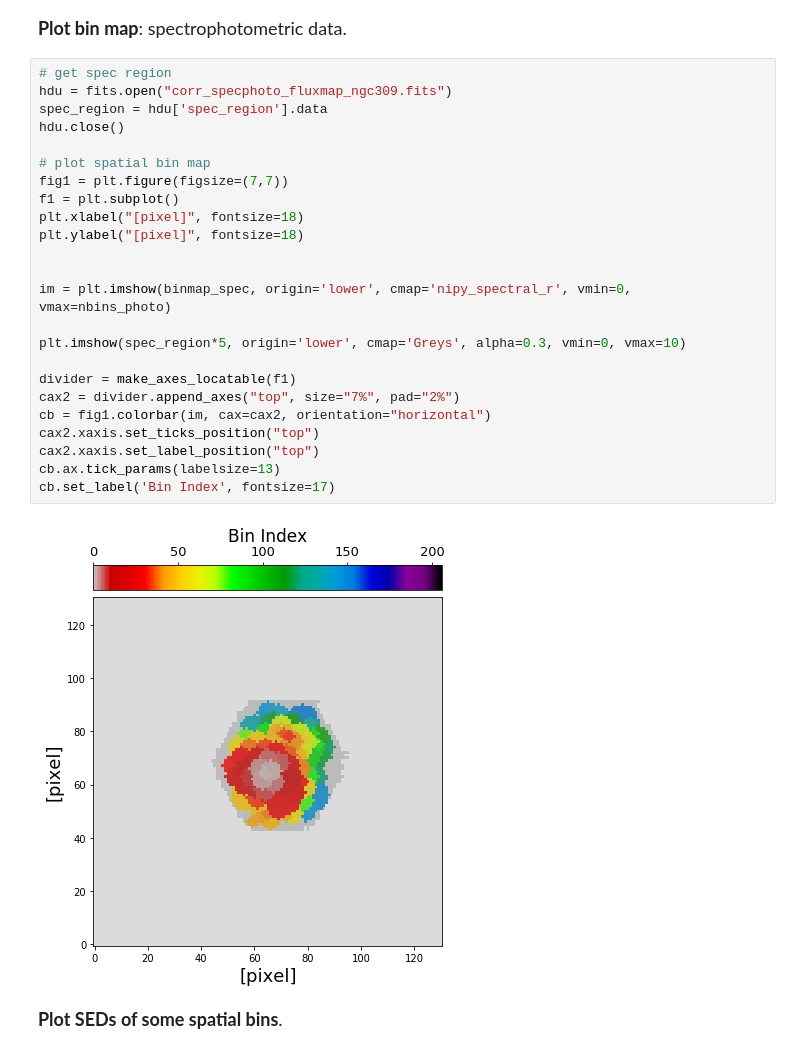
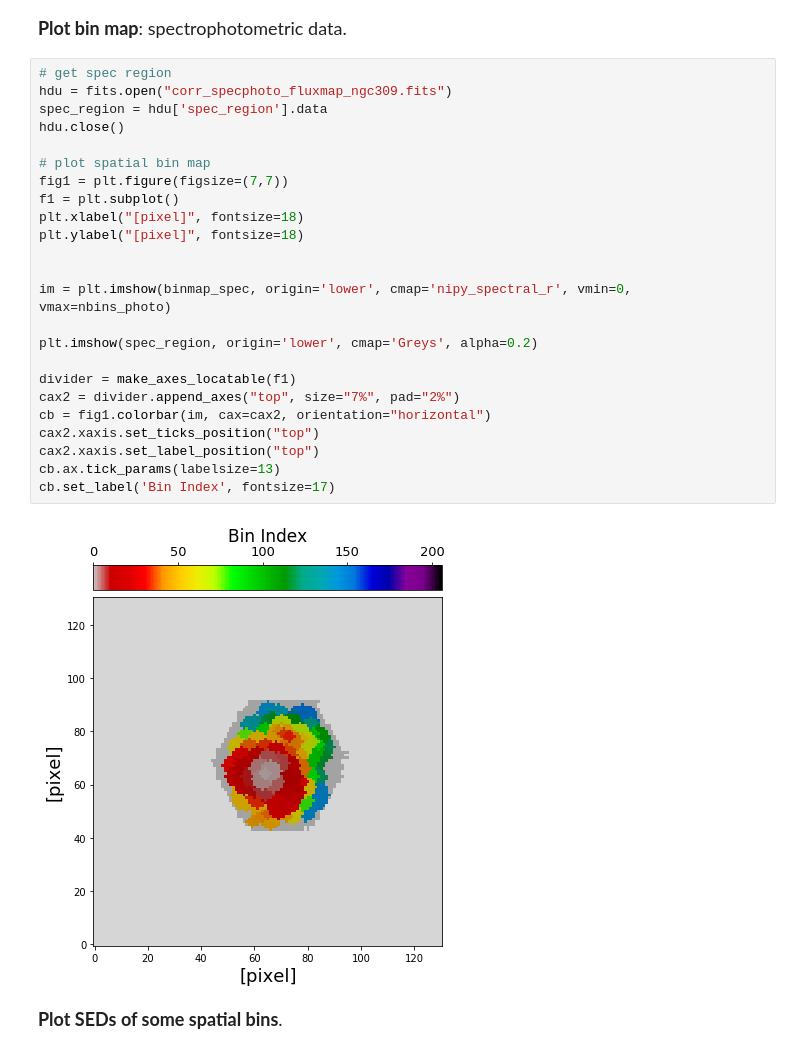
Before and after one commit to aabdurrouf/piXedfit, a Jupyter notebook: examples/FUVtoNIR_CALIFA/Step5_pixel_binning.ipynb, the cells around one changed output. Cells and saved outputs as stored; diff of their text form.

```diff
--- a/examples/FUVtoNIR_CALIFA/Step5_pixel_binning.ipynb
+++ b/examples/FUVtoNIR_CALIFA/Step5_pixel_binning.ipynb
@@ -131,29 +131,29 @@ cb.set_label('Bin Index', fontsize=17)
 # %%
 # get spec region
 hdu = fits.open("corr_specphoto_fluxmap_ngc309.fits")
 spec_region = hdu['spec_region'].data
 hdu.close()
 
 # plot spatial bin map
 fig1 = plt.figure(figsize=(7,7))
 f1 = plt.subplot()
 plt.xlabel("[pixel]", fontsize=18)
 plt.ylabel("[pixel]", fontsize=18)
 
 
 im = plt.imshow(binmap_spec, origin='lower', cmap='nipy_spectral_r', vmin=0, vmax=nbins_photo)
 
-plt.imshow(spec_region*5, origin='lower', cmap='Greys', alpha=0.3, vmin=0, vmax=10)
+plt.imshow(spec_region, origin='lower', cmap='Greys', alpha=0.2)
 
 divider = make_axes_locatable(f1)
 cax2 = divider.append_axes("top", size="7%", pad="2%")
 cb = fig1.colorbar(im, cax=cax2, orientation="horizontal")
 cax2.xaxis.set_ticks_position("top")
 cax2.xaxis.set_label_position("top")
 cb.ax.tick_params(labelsize=13)
 cb.set_label('Bin Index', fontsize=17)
 # %% [output]
-[figure, old version]
+[figure, new version]
 # %% [markdown]
 <font size="4"> __Plot SEDs of some spatial bins__. </font>
 # %%
```
Also changed, not shown: parts of 2 cells of this notebook, 57 other files.
